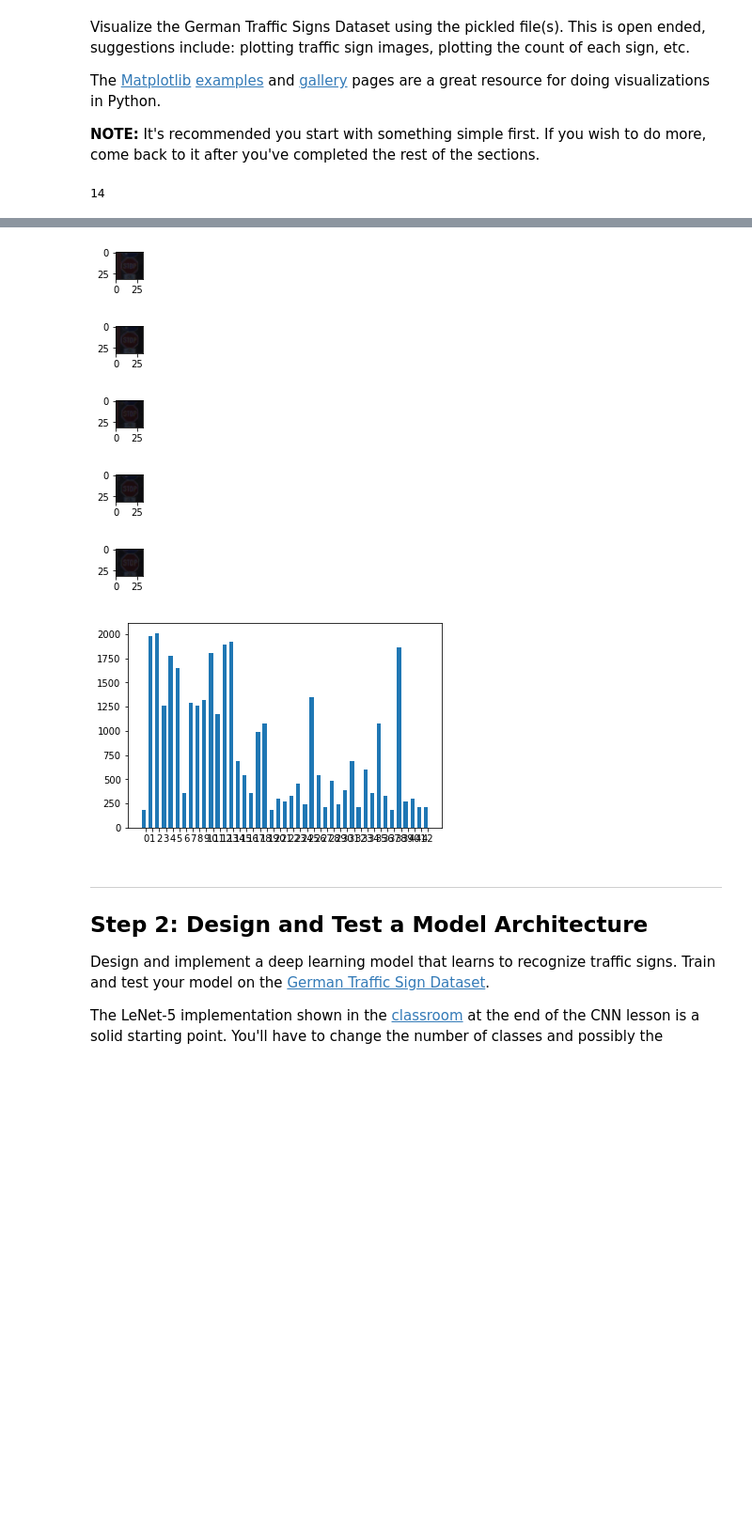
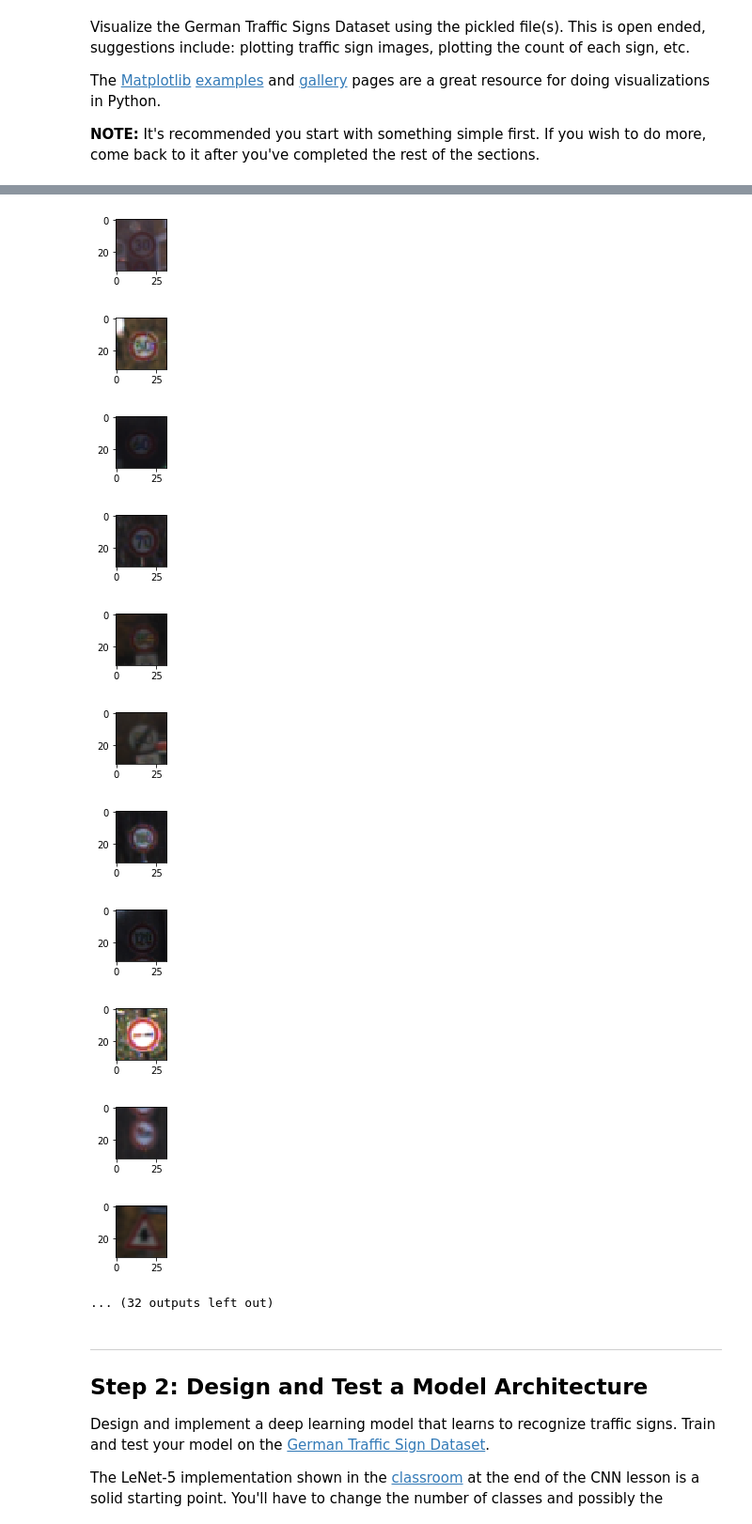
Before and after one commit to alanxiaoyi/udacity-carnd, a Jupyter notebook: CarND-Traffic-Sign-Classifier-Project/Traffic_Sign_Classifier.ipynb, the cells around one changed output, grey strips where cells are left out. Shown at 94% size. Saved outputs shown, nothing was run; the diff lists cells and outputs as text; code cells hidden in the pictures; blank space fills up the shorter version.

```diff
--- a/CarND-Traffic-Sign-Classifier-Project/Traffic_Sign_Classifier.ipynb
+++ b/CarND-Traffic-Sign-Classifier-Project/Traffic_Sign_Classifier.ipynb
@@ -100,26 +100,30 @@ import pylab as pl
 # Visualizations will be shown in the notebook.
 %matplotlib inline
 
-index = (random.randint(0, n_train))
-index = 300
+#index = (random.randint(0, n_train))
+#index = 300
 i=0
 dist = [0] * n_classes
 #Print some examples first
-for index in range(30000):
-    if train['labels'][index]==14:
-        img = train['features'][index,:,:,:]
-        plt.figure(figsize=(1,1))
-        plt.imshow(img)
-        plt.tight_layout()
-        i=i+1
-        if i > 5:
-            break
+# for index in range(30000):
+#     if train['labels'][index]==14:
+#         img = train['features'][index,:,:,:]
+#         plt.figure(figsize=(1,1))
+#         plt.imshow(img)
+#         plt.tight_layout()
+#         i=i+1
+#         if i > 5:
+#             break
 
-print(train['labels'][index])
+for i in range(n_classes):
+    index_tuple = np.where(train['labels']==i)
+    index = index_tuple[0].item(0)
+    plt.figure(figsize=(1,1))
+    plt.imshow(train['features'][index])
+
+
 
 #print a bar graph show numbers per label
-
-
 for index in range(n_train):
     dist[train['labels'][index]] +=1
 
@@ -135,7 +139,6 @@ fig = plt.figure()
 width = .3
 ind = np.arange(len(y))
 plt.bar(ind, y, width=width*2)
-plt.xticks(ind + width, x)
+#plt.xticks(ind + width, x)
 plt.show()
 # %% [output]
-14
@@ -143,9 +146,15 @@ plt.show()
-[figure, old version]
+[figure, new version]
-[figure, old version]
+[figure, new version]
-[figure, old version]
+[figure, new version]
-[figure, old version]
+[figure, new version]
-[figure, old version]
+[figure, new version]
-[figure, old version]
+[figure, new version]
+[figure, added]
+[figure, added]
+[figure, added]
+[figure, added]
+[figure, added]
+... (32 outputs left out)
 # %% [markdown]
 ----
 
```
Also changed, not shown: parts of 9 cells of this notebook, 5 other files.
